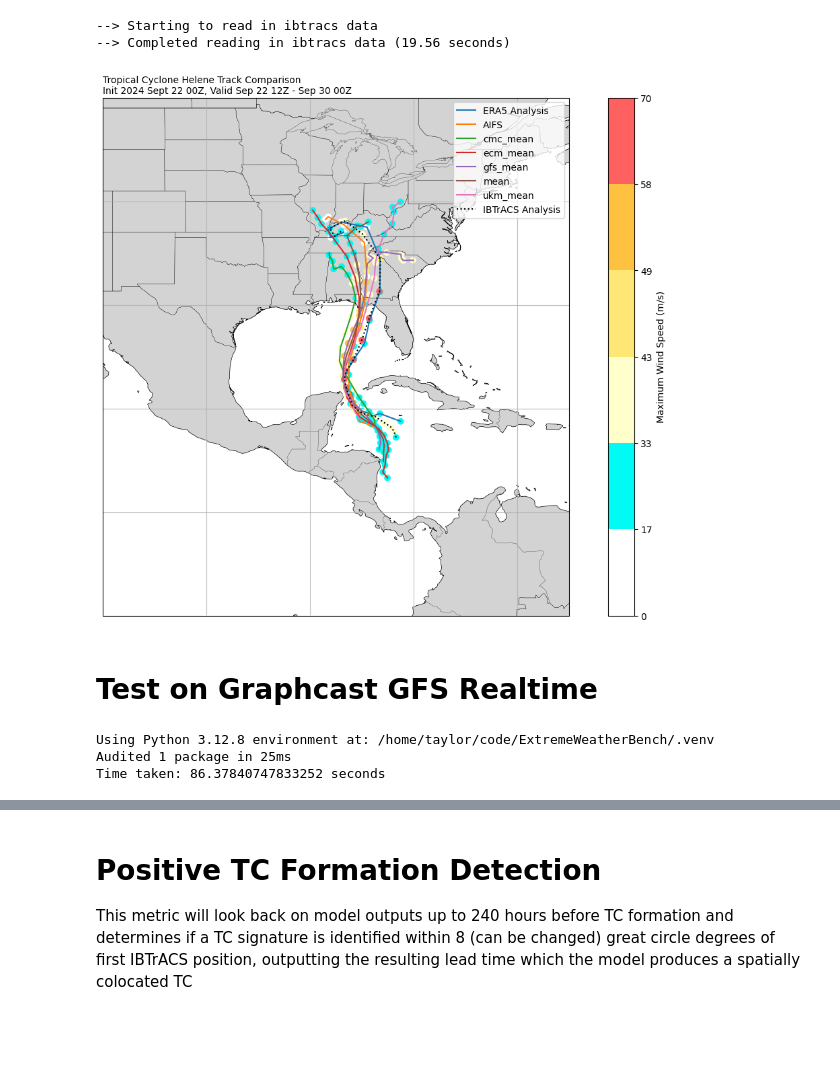
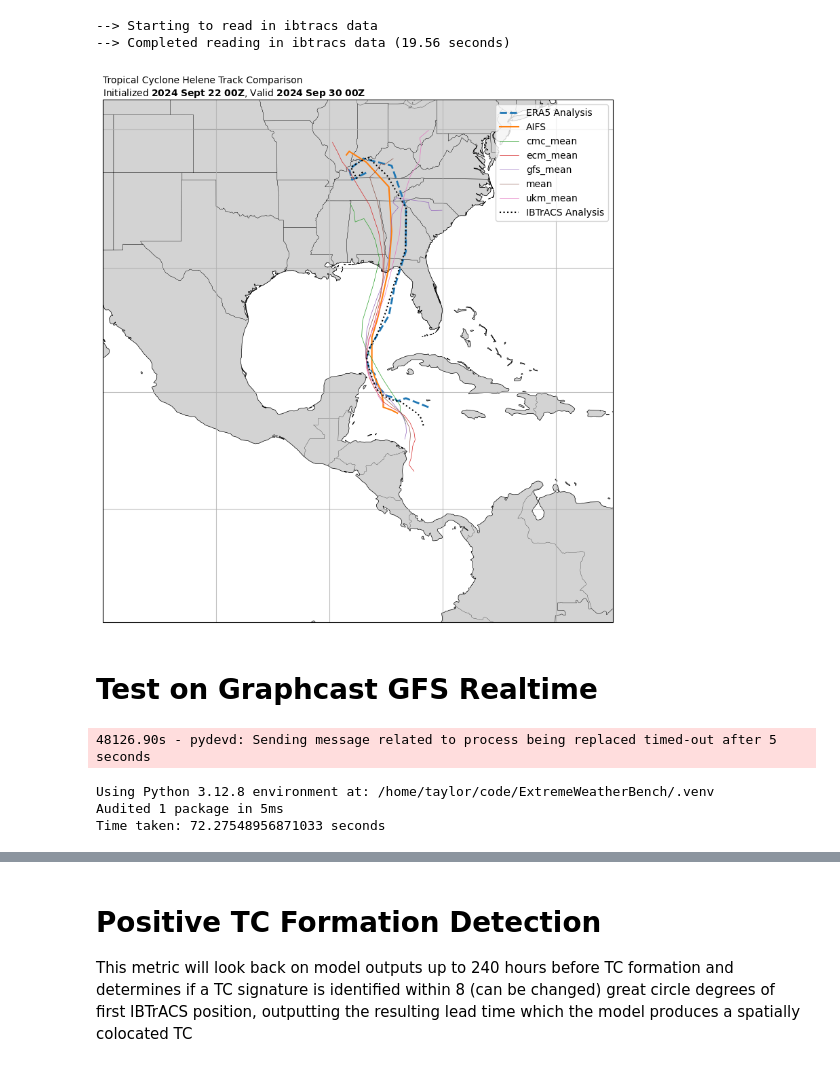
Before and after one commit to brightbandtech/ExtremeWeatherBench, a Jupyter notebook: dev/tropical_cyclone_basic.ipynb, the cells around one changed output, grey strips where cells are left out. Saved outputs shown, nothing was run; the diff lists cells and outputs as text; code cells hidden in the pictures; blank space fills up the shorter version.

```diff
--- a/dev/tropical_cyclone_basic.ipynb
+++ b/dev/tropical_cyclone_basic.ipynb
@@ -577,7 +591,7 @@ Audited 1 package in 22ms
 # %%
 from matplotlib import colors as mcolors
 fig = plt.figure(figsize=(15, 10))
-ax = plt.axes(projection=ccrs.PlateCarree())
+ax = plt.axes(projection=ccrs.Mercator())
 
 # Add map features
 ax.add_feature(cfeature.BORDERS,linewidth=0.2)
@@ -585,70 +599,70 @@ ax.gridlines(alpha=0.8)
 ax.add_feature(cfeature.STATES,linewidth=0.2)
 
 ax.add_feature(cfeature.LAND,facecolor='lightgray',edgecolor='k',linewidth=0.5)
-ax.set_extent([250,295, 0, 50], crs=ccrs.PlateCarree())
+ax.set_extent([250,295, 0, 42], crs=ccrs.PlateCarree())
 
 # Create scatter plots colored by vmax using Saffir-Simpson scale
 # Define boundaries for Saffir-Simpson categories in m/s
-boundaries = [0, 17, 33, 43, 49, 58, 70]  # TD, TS, Cat1-5
-colors = ['#ffffff', '#00faf4', '#ffffcc', '#ffe775', '#ffc140', '#ff8f20', '#ff6060']
+boundaries = [0, 17, 33, 43, 49, 58, 70, 100]  # TD, TS, Cat1-5
+colors = ['#ffffff', '#00faf4', '#ffffcc', '#ffe775', '#ffc140', '#ff8f20', '#ff6060', '#b33030']
 cmap = mcolors.ListedColormap(colors)
 norm = mcolors.BoundaryNorm(boundaries, cmap.N)
 sm = plt.cm.ScalarMappable(cmap=cmap, norm=norm)
 
 # Plot ERA5 track
-era5_vmax = [tc.vmax for tc in tctracks[1].track]
-ax.scatter(tctracks[1].lons, tctracks[1].lats, c=era5_vmax,
-          cmap=cmap, norm=norm, transform=ccrs.PlateCarree(),
-           marker='o')
+# era5_vmax = [tc.vmax for tc in tctracks[1].track]
+# ax.scatter(tctracks[1].lons, tctracks[1].lats, c=era5_vmax,
+#           cmap=cmap, norm=norm, transform=ccrs.PlateCarree(),
+#            marker='o')
 p = ax.plot(tctracks[1].lons, tctracks[1].lats,
-        transform=ccrs.PlateCarree(), alpha=1, label='ERA5 Analysis')
+        transform=ccrs.PlateCarree(), alpha=1, label='ERA5 Analysis', linestyle='--', linewidth=2)
 # ax.scatter(tctracks[1].lons, tctracks[1].lats, c=p[0].get_color(), transform=ccrs.PlateCarree(),
 #            marker='o',s=80)
 
 # Plot AIFS track
 aifs_vmax = [tc.vmax for tc in aifs_tctracks[1].track]
-ax.scatter(aifs_tctracks[1].lons, aifs_tctracks[1].lats, c=aifs_vmax,
-          cmap=cmap, norm=norm, transform=ccrs.PlateCarree(),
-          marker='o')
+# ax.scatter(aifs_tctracks[1].lons, aifs_tctracks[1].lats, c=aifs_vmax,
+#           cmap=cmap, norm=norm, transform=ccrs.PlateCarree(),
+#           marker='o')
 p = ax.plot(aifs_tctracks[1].lons, aifs_tctracks[1].lats,
         transform=ccrs.PlateCarree(), alpha=1, label='AIFS')
 # ax.scatter(aifs_tctracks[1].lons, aifs_tctracks[1].lats, c=p[0].get_color(), transform=ccrs.PlateCarree(),
 #            marker='o',s=80)
 
 # Plot TBURG tracks
 for name, group in tburg_tracks.groupby('model'):
     if 'mean' in name:
-        ax.scatter(group.lon, group.lat, c=group.vmax,
-                  cmap=cmap, norm=norm, transform=ccrs.PlateCarree(),
-                  marker='o')
+        # ax.scatter(group.lon, group.lat, c=group.vmax,
+        #           cmap=cmap, norm=norm, transform=ccrs.PlateCarree(),
+        #           marker='o')
         p = ax.plot(group.lon, group.lat,
-                transform=ccrs.PlateCarree(), alpha=1, label=name)
+                transform=ccrs.PlateCarree(), alpha=1, label=name, linewidth=0.5)
 
         # ax.scatter(group.lon, group.lat, c=p[0].get_color(), transform=ccrs.PlateCarree(),
         #         marker='o',s=80)
 
 # Plot IBTrACS track
-ax.scatter(storm_ds.lon, storm_ds.lat, c=storm_ds.vmax,
-          cmap=cmap, norm=norm, transform=ccrs.PlateCarree(),
-          marker='o')
+# ax.scatter(storm_ds.lon, storm_ds.lat, c=storm_ds.vmax*0.51444, #convert to m/s
+#           cmap=cmap, norm=norm, transform=ccrs.PlateCarree(),
+#           marker='o')
 p = ax.plot(storm_ds.lon, storm_ds.lat, color='k', linestyle=':',
         transform=ccrs.PlateCarree(), alpha=1, label='IBTrACS Analysis')
 # ax.scatter(storm_ds.lon, storm_ds.lat, c=p[0].get_color(), transform=ccrs.PlateCarree(),
 #            marker='o',s=80)
 
 
 # Add colorbar
-plt.colorbar(sm, ax=ax, label='Maximum Wind Speed (m/s)')
+# plt.colorbar(sm, ax=ax, label='Maximum Wind Speed (m/s)')
 
 ax.legend()
 ax.set_title(('Tropical Cyclone Helene Track Comparison\n'
-             r'Init 2024 Sept 22 00Z, Valid Sep 22 12Z - Sep 30 00Z'),
+             r'Initialized $\bf{2024\ Sept\ 22\ 00Z}$, Valid $\bf{2024\ Sep\ 30\ 00Z}$'),
              wrap=True,
              loc='left',
              fontsize=10)
 plt.show()
 # %% [output]
-[figure, old version]
+[figure, new version]
 # %% [markdown]
 # Test on Graphcast GFS Realtime
 # %%
@@ -656,7 +670,7 @@ plt.show()
 from virtualizarr import open_virtual_dataset
 import time
 time_start = time.time()
-virtual_dataset = open_virtual_dataset('s3://noaa-oar-mlwp-data/GRAP_v100_GFS/2025/0617/GRAP_v100_GFS_2025061700_f000_f240_06.nc',
+virtual_dataset = open_virtual_dataset('s3://noaa-oar-mlwp-data/GRAP_v100_GFS/2025/0617/GRAP_v100_GFS_2025061712_f000_f240_06.nc',
                                        decode_times=True,
                                        loadable_variables=['time','latitude','longitude','level'],
                                        reader_options={'storage_options': {'anon': True}})
@@ -664,6 +678,7 @@ virtual_dataset.virtualize.to_kerchunk('graphcast_gfs.parq',format='parquet')
 time_end = time.time()
 print(f"Time taken: {time_end - time_start} seconds")
 # %% [output]
-Using Python 3.12.8 environment at: /home/taylor/code/ExtremeWeatherBench/.venv
-Audited 1 package in 25ms
-Time taken: 86.37840747833252 seconds
+48126.90s - pydevd: Sending message related to process being replaced timed-out after 5 seconds
+Using Python 3.12.8 environment at: /home/taylor/code/ExtremeWeatherBench/.venv
+Audited 1 package in 5ms
+Time taken: 72.27548956871033 seconds
```
Also changed, not shown: parts of 12 cells of this notebook.
